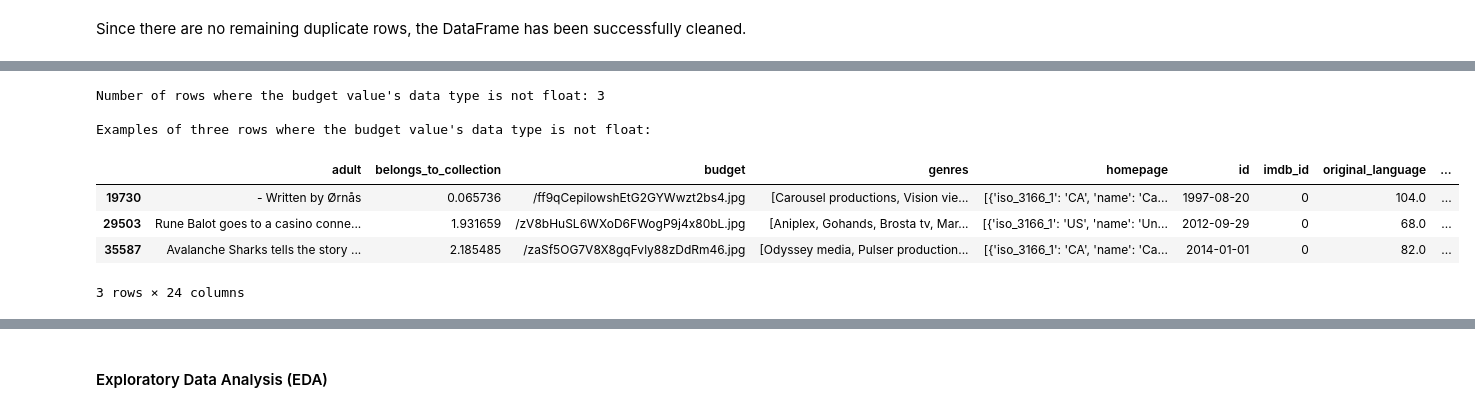
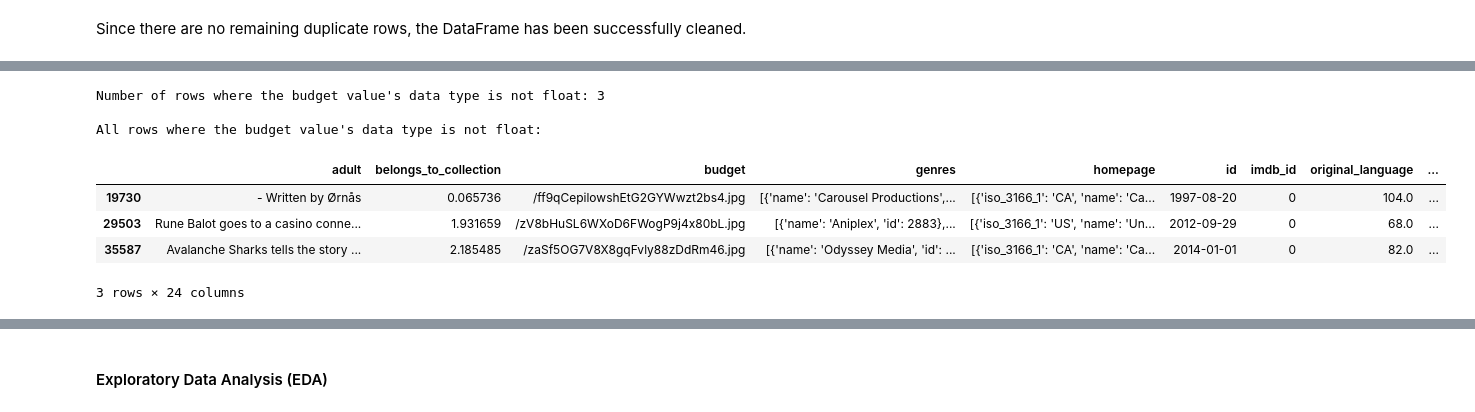
Before and after one commit to BrentMRPalmer/CSI4142-A4, a Jupyter notebook: UnsupervisedLearning.ipynb, the cells around one changed output, grey strips where cells are left out. Cells and saved outputs as stored; diff of their text form; code cells hidden in the pictures.

Commit message:
Cleaning metadata

```diff
--- a/UnsupervisedLearning.ipynb
+++ b/UnsupervisedLearning.ipynb
@@ -236,8 +201,0 @@ Name: genres, Length: 45449, dtype: object
-# %%
-def handle_false_company(companies):
-    if companies == "False":
-        return []
-    else:
-        return companies
-
-cleaned_metadata_df["production_companies"] = cleaned_metadata_df["production_companies"].apply(handle_false_company)
@@ -285,26 +220,14 @@ def type_filter_method1(value, test_datatype):
         return False
     return isinstance(value, test_datatype)
 
-# Evalutes a single value's data type against the desired data type
-def type_filter_method2(value, test_datatype):
-    if pd.isna(value):
-        return False
-    if test_datatype == int:
-        try:
-            value = float(value)
-            return value % 1 == 0
-        except Exception as e:
-            return False
-    else:
-        try:
-            value = test_datatype(value)
-            return True
-        except Exception as e:
-            return False
-
 # Create a dictionary that maps each attribute to its correct datatype
 data_type_dict = {
-    "budget": float
+    "budget": float,
+    "popularity": float,
+    "revenue": float,
+    "runtime": float,
+    "vote_average": float,
+    "vote_count": float
 }
 
 # Apply the function to every feature, setting rows whose value is not stored as the correct datatype to True
@@ -331,24 +283,25 @@ Number of rows where the budget value is not stored as the correct datatype (<cl
 # %%
-invalid_datatype = cleaned_metadata_df[feature].apply(
-    lambda attribute: not type_filter_method2(attribute, data_type_dict[feature])
+# Apply the function to the budget feature, setting rows with values with an invalid data type to True
+invalid_datatype = cleaned_metadata_df["budget"].apply(
+    lambda attribute: not type_filter_method2(attribute, data_type_dict["budget"])
 )
 
 # Save the invalid rows
 invalid_datatype_df = cleaned_metadata_df.loc[invalid_datatype]
 
 # Print the number of rows where the test attribute value contains an incorrect datatype
 print(f"Number of rows where the budget value's data type is not float: {invalid_datatype.sum()}\n")
 
-# Display the first 3 rows where the test attribute value contains an incorrect datatype
-print(f"Examples of three rows where the budget value's data type is not float:")
-invalid_datatype_df.head(5)
+# Display all rows where the test attribute value contains an incorrect datatype
+print(f"All rows where the budget value's data type is not float:")
+invalid_datatype_df.head(3)
 # %% [output]
 Number of rows where the budget value's data type is not float: 3
 
-Examples of three rows where the budget value's data type is not float:
+All rows where the budget value's data type is not float:
 |  | adult | belongs_to_collection | budget | genres | homepage | id | imdb_id | original_language | ... |
-| 19730 | - Written by Ørnås | 0.065736 | /ff9qCepilowshEtG2GYWwzt2bs4.jpg | [Carousel productions, Vision vie... | [{'iso_3166_1': 'CA', 'name': 'Ca... | 1997-08-20 | 0 | 104.0 | ... |
-| 29503 | Rune Balot goes to a casino conne... | 1.931659 | /zV8bHuSL6WXoD6FWogP9j4x80bL.jpg | [Aniplex, Gohands, Brosta tv, Mar... | [{'iso_3166_1': 'US', 'name': 'Un... | 2012-09-29 | 0 | 68.0 | ... |
-| 35587 | Avalanche Sharks tells the story ... | 2.185485 | /zaSf5OG7V8X8gqFvly88zDdRm46.jpg | [Odyssey media, Pulser production... | [{'iso_3166_1': 'CA', 'name': 'Ca... | 2014-01-01 | 0 | 82.0 | ... |
+| 19730 | - Written by Ørnås | 0.065736 | /ff9qCepilowshEtG2GYWwzt2bs4.jpg | [{'name': 'Carousel Productions',... | [{'iso_3166_1': 'CA', 'name': 'Ca... | 1997-08-20 | 0 | 104.0 | ... |
+| 29503 | Rune Balot goes to a casino conne... | 1.931659 | /zV8bHuSL6WXoD6FWogP9j4x80bL.jpg | [{'name': 'Aniplex', 'id': 2883},... | [{'iso_3166_1': 'US', 'name': 'Un... | 2012-09-29 | 0 | 68.0 | ... |
+| 35587 | Avalanche Sharks tells the story ... | 2.185485 | /zaSf5OG7V8X8gqFvly88zDdRm46.jpg | [{'name': 'Odyssey Media', 'id': ... | [{'iso_3166_1': 'CA', 'name': 'Ca... | 2014-01-01 | 0 | 82.0 | ... |
 3 rows × 24 columns
 # %% [markdown]
```
Also changed, not shown: parts of 68 cells of this notebook, 1 other file.
